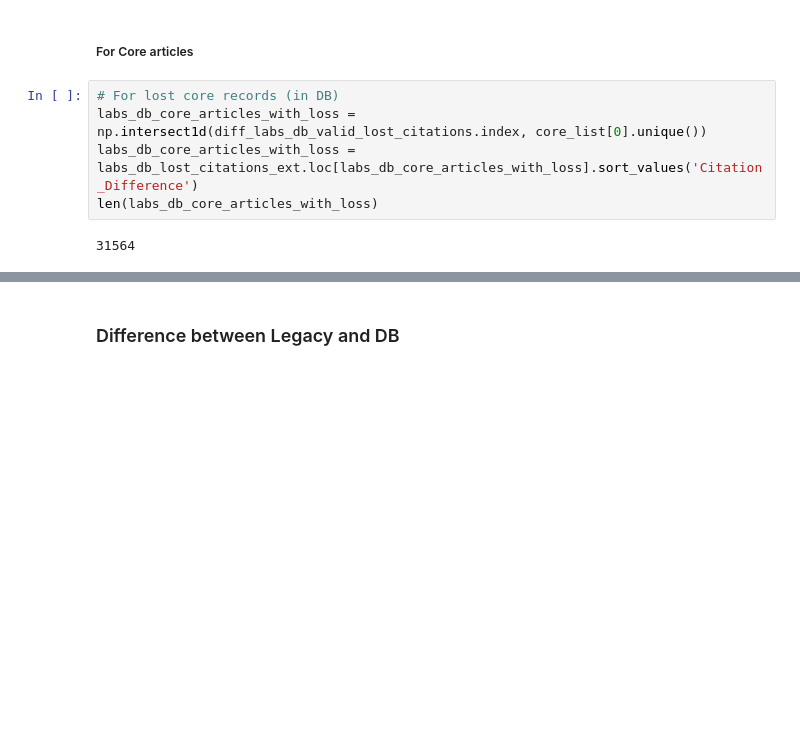
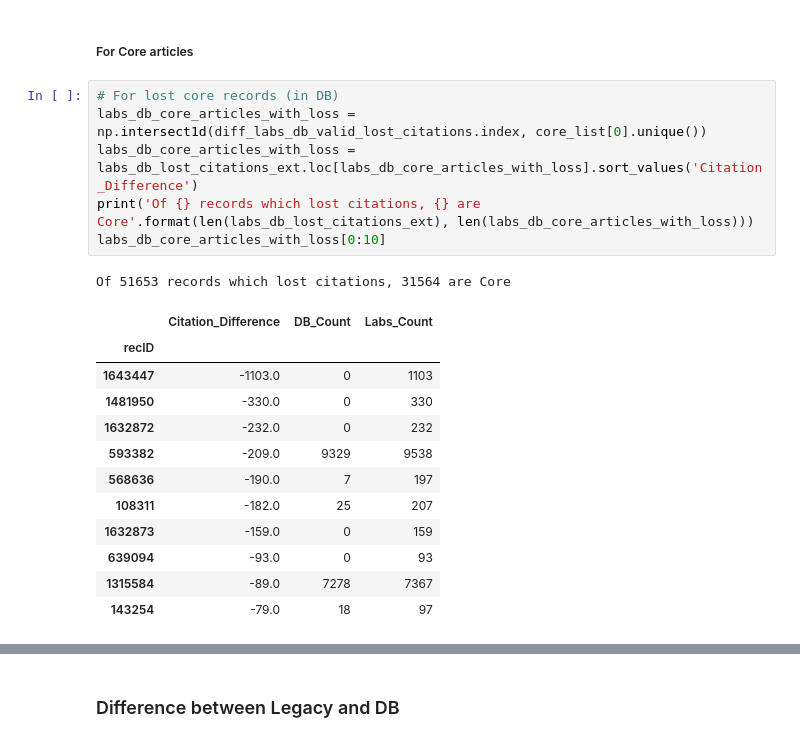
Before and after one commit to salmanmaq/reference-matcher-benchmark, a Jupyter notebook: Comparison between Legacy, Labs, and the DB Reference Matcher.ipynb, the cells around one changed output, grey strips where cells are left out. Drawn from its saved outputs; the diff is of its cells as text; blank space fills up the shorter version.

```diff
--- a/Comparison between Legacy, Labs, and the DB Reference Matcher.ipynb
+++ b/Comparison between Legacy, Labs, and the DB Reference Matcher.ipynb
@@ -215,10 +256,23 @@ Total 1353 records with gained citations greater than 5 - Percentage: 0.17585428
 # %%
 # For lost core records (in DB)
 labs_db_core_articles_with_loss = np.intersect1d(diff_labs_db_valid_lost_citations.index, core_list[0].unique())
 labs_db_core_articles_with_loss = labs_db_lost_citations_ext.loc[labs_db_core_articles_with_loss].sort_values('Citation_Difference')
-len(labs_db_core_articles_with_loss)
+print('Of {} records which lost citations, {} are Core'.format(len(labs_db_lost_citations_ext), len(labs_db_core_articles_with_loss)))
+labs_db_core_articles_with_loss[0:10]
 # %% [output]
-31564
+Of 51653 records which lost citations, 31564 are Core
+|  | Citation_Difference | DB_Count | Labs_Count |
+| recID |  |  |  |
+| 1643447 | -1103.0 | 0 | 1103 |
+| 1481950 | -330.0 | 0 | 330 |
+| 1632872 | -232.0 | 0 | 232 |
+| 593382 | -209.0 | 9329 | 9538 |
+| 568636 | -190.0 | 7 | 197 |
+| 108311 | -182.0 | 25 | 207 |
+| 1632873 | -159.0 | 0 | 159 |
+| 639094 | -93.0 | 0 | 93 |
+| 1315584 | -89.0 | 7278 | 7367 |
+| 143254 | -79.0 | 18 | 97 |
 # %%
 # For gained core records (in DB)
 labs_db_core_articles_with_gain = np.intersect1d(diff_labs_db_valid_gained_citations.index, core_list[0].unique())
```
Also changed, not shown: parts of 12 cells of this notebook.
